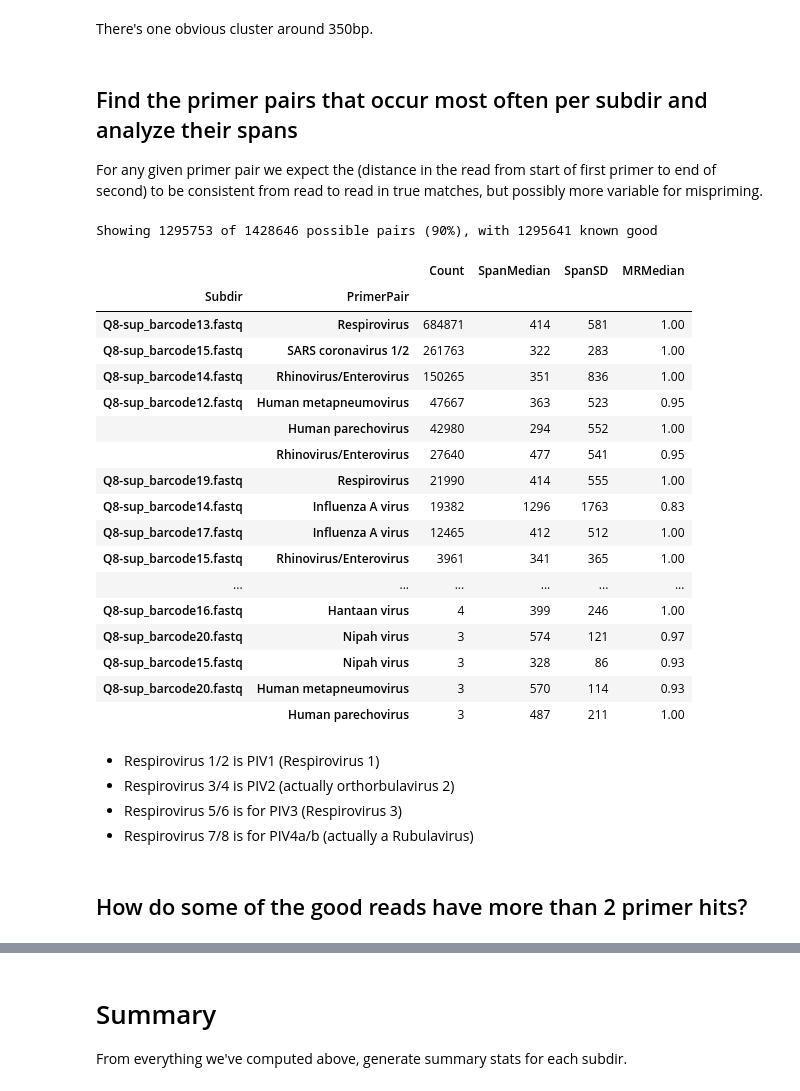
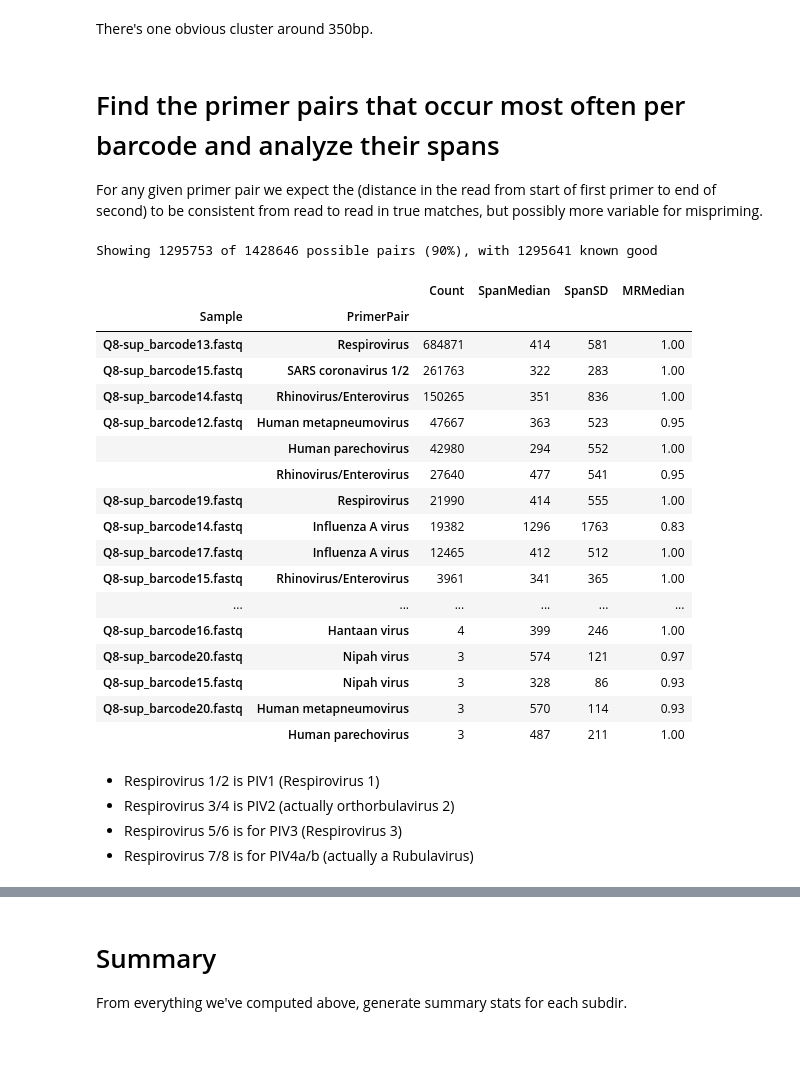
Before and after one commit to RByers/RespiCov-analyze, a Jupyter notebook: RCMatchPrimers-Q8.ipynb, the cells around one changed output, grey strips where cells are left out. Cells and saved outputs as stored; diff of their text form; code cells hidden in the pictures; blank space fills up the shorter version.

```diff
--- a/RCMatchPrimers-Q8.ipynb
+++ b/RCMatchPrimers-Q8.ipynb
@@ -241,7 +365,7 @@ Reads are relatively evenly distributed by barcode.
 paPos=[]
 prPos=[]
 
-for (subdir, read, hits) in getAllPrimerMatches():
+for (sample, read, hits) in getAllPrimerMatches():
     paPos += map(lambda hit: hit.end, hits)
     prPos += map(lambda hit: (hit.start+hit.end)/2/len(read.seq), hits)
 
@@ -264,7 +388,7 @@ countShort = 0
 countAdjacent = 0
 countTotal = 0
 adjhit = None
-for (subdir, read, hits) in getAllPrimerMatches():
+for (sample, read, hits) in getAllPrimerMatches():
     for i in range(len(hits)-1):
         countTotal += 1
         dist = hits[i+1].start - hits[i].end
@@ -313,7 +437,7 @@ Partial overlap of primer hits is an indication of primer-dimers, which we shoul
 overlaps = []
 maxo = 0
 maxhit = None
-for (subdir, read, hits) in getAllPrimerMatches():
+for (sample, read, hits) in getAllPrimerMatches():
     for i in range(len(hits)):
         for j in range(i):
             o = RCUtils.computeOverlap(hits[i],hits[j])
@@ -357,7 +481,7 @@ Looking at the read with the maximum overlap just below our 80% cutoff, it appea
 ## What's the distribution of spans between possible primer pairs
 # %%
 spans = []
-for (subdir, read, hit1, hit2, span, pairname) in RCUtils.getPrimerPairs(primers, fastQPaths):
+for (sample, read, hit1, hit2, span, pairname) in RCUtils.getPrimerPairs(primers, fastQPaths):
     spans.append(span)
 
 df = pd.DataFrame({'Span': spans})
@@ -369,7 +493,7 @@ df[df["Span"]<1000].hist(bins=50, grid=False, figsize=(10,3));
 # %% [markdown]
 There's one obvious cluster around 350bp.
 # %% [markdown]
-## Find the primer pairs that occur most often per subdir and analyze their spans
+# Find the primer pairs that occur most often per barcode and analyze their spans
 For any given primer pair we expect the (distance in the read from start of first primer to end of second) to be consistent from read to read in true matches, but possibly more variable for mispriming.
 # %%
 from collections import defaultdict
@@ -380,47 +504,47 @@ totalPairs = 0
 likelyPairs = 0
 goodPairs = 0
 
-for (subdir, read, hit1, hit2, span, pairname) in RCUtils.getPrimerPairs(primers, fastQPaths):
+for (sample, read, hit1, hit2, span, pairname) in RCUtils.getPrimerPairs(primers, fastQPaths):
     totalPairs += 1
     if (span > 50):
         # Simplify the pairname to remove the number after the final space
         pairname = pairname.rsplit(" ", 1)[0]
-        row = perSubdirPrimer[(subdir, pairname)]
+        row = perSubdirPrimer[(sample, pairname)]
         row["spans"].append(span)
         row["mrs"].append(hit1.mr)
         row["mrs"].append(hit2.mr)
         row["readIds"].append(read.id)
 
 known_good_subdir_pairs = set()
 known_good_reads = set()
-table = {"Subdir":[], "PrimerPair":[], "Count":[], "SpanMedian":[], "SpanSD":[], "MRMedian":[]}
-for ((subdir, primerpair),row) in perSubdirPrimer.items():
+table = {"Sample":[], "PrimerPair":[], "Count":[], "SpanMedian":[], "SpanSD":[], "MRMedian":[]}
+for ((sample, primerpair),row) in perSubdirPrimer.items():
     count = len(row["spans"])
     if count > 1:
         likelyPairs += count
-        table["Subdir"].append(subdir)
+        table["Sample"].append(sample)
         table["PrimerPair"].append(primerpair)
         table["Count"].append(count)
         spans = row["spans"]
         table["SpanMedian"].append(round(statistics.median(spans)))
         table["SpanSD"].append(round(statistics.pstdev(spans)))
         table["MRMedian"].append(round(statistics.median(row["mrs"]), ndigits=2))
     if count > 5:
         goodPairs += count
-        known_good_subdir_pairs.add((subdir, primerpair))
+        known_good_subdir_pairs.add((sample, primerpair))
         known_good_reads |= set(row["readIds"])
 
 print("Showing %d of %d possible pairs (%d%%), with %d known good" %
       (likelyPairs, totalPairs, int(100*likelyPairs/totalPairs), goodPairs))
 df = pd.DataFrame(data=table)
-df.set_index(["Subdir","PrimerPair"], inplace=True)
+df.set_index(["Sample","PrimerPair"], inplace=True)
 df.sort_values("Count", ascending=False, inplace=True)
 pd.options.display.max_rows = 100
 df.head(100)
 # %% [output]
 Showing 1295753 of 1428646 possible pairs (90%), with 1295641 known good
 |  |  | Count | SpanMedian | SpanSD | MRMedian |
-| Subdir | PrimerPair |  |  |  |  |
+| Sample | PrimerPair |  |  |  |  |
 | Q8-sup_barcode13.fastq | Respirovirus | 684871 | 414 | 581 | 1.00 |
 | Q8-sup_barcode15.fastq | SARS coronavirus 1/2 | 261763 | 322 | 283 | 1.00 |
 | Q8-sup_barcode14.fastq | Rhinovirus/Enterovirus | 150265 | 351 | 836 | 1.00 |
@@ -442,5 +566,3 @@ Showing 1295753 of 1428646 possible pairs (90%), with 1295641 known good
 * Respirovirus 3/4 is PIV2 (actually orthorbulavirus 2)
 * Respirovirus 5/6 is for PIV3 (Respirovirus 3)
 * Respirovirus 7/8 is for PIV4a/b (actually a Rubulavirus)
-# %% [markdown]
-## How do some of the good reads have more than 2 primer hits?
```
Also changed, not shown: parts of 27 cells of this notebook, 1 other file.
